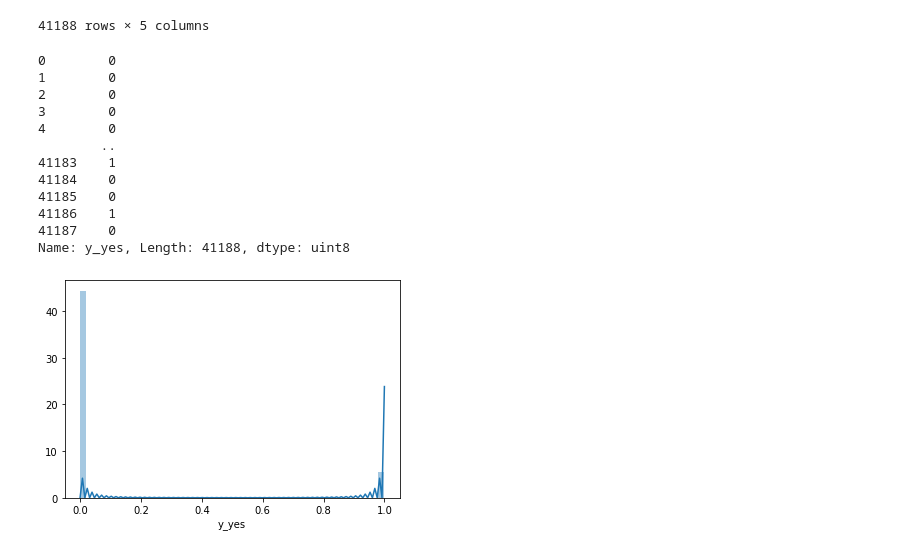
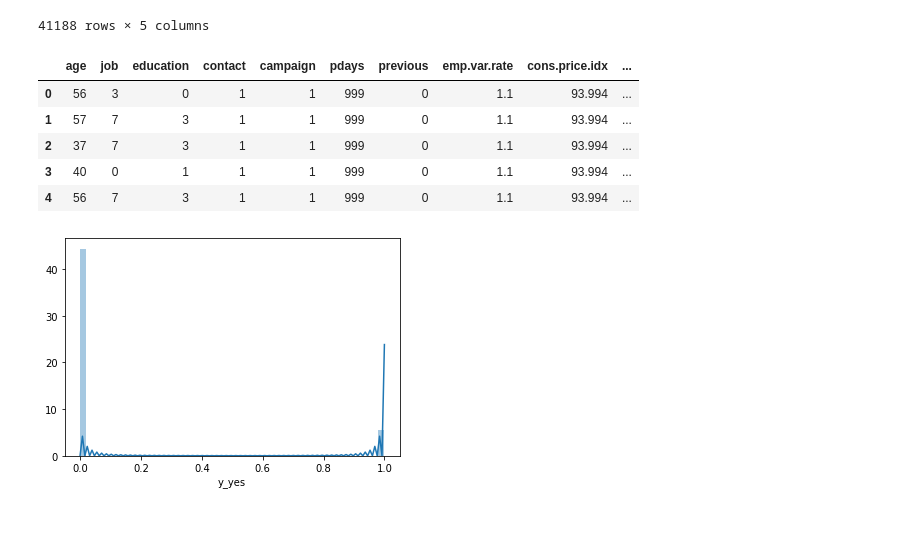
Before and after one commit to rroxy08/CE888, a Jupyter notebook: lab4/bank_classification.ipynb, the cells around one changed output. Drawn from its saved outputs; the diff is of its cells as text; code cells hidden in the pictures; blank space fills up the shorter version.

```diff
--- a/lab4/bank_classification.ipynb
+++ b/lab4/bank_classification.ipynb
@@ -50,30 +50,24 @@ dframe[features]
 # %%
 #TASK-1:Convert to dummies
 #TASK-2: Columns "y_no" and "duration" must be deleted
 
 dframe=dframe.dropna()
 dframe_dummies=pd.get_dummies(dframe,prefix_sep='_')
 
 if "y_no" in dframe_dummies.columns:
   del dframe_dummies["y_no"]
 
 if "duration" in dframe_dummies.columns:
   del dframe_dummies["duration"]
 
-dframe_dummies["y_yes"]
+dframe_dummies.head()
 # %% [output]
-0        0
-1        0
-2        0
-3        0
-4        0
-        ..
-41183    1
-41184    0
-41185    0
-41186    1
-41187    0
-Name: y_yes, Length: 41188, dtype: uint8
+|  | age | job | education | contact | campaign | pdays | previous | emp.var.rate | cons.price.idx | ... |
+| 0 | 56 | 3 | 0 | 1 | 1 | 999 | 0 | 1.1 | 93.994 | ... |
+| 1 | 57 | 7 | 3 | 1 | 1 | 999 | 0 | 1.1 | 93.994 | ... |
+| 2 | 37 | 7 | 3 | 1 | 1 | 999 | 0 | 1.1 | 93.994 | ... |
+| 3 | 40 | 0 | 1 | 1 | 1 | 999 | 0 | 1.1 | 93.994 | ... |
+| 4 | 56 | 7 | 3 | 1 | 1 | 999 | 0 | 1.1 | 93.994 | ... |
 # %%
 #TASK-3: Plot histogram of the label y_yes
 y_dframe=dframe_dummies['y_yes'].copy()
```
Also changed, not shown: parts of 3 cells of this notebook.
